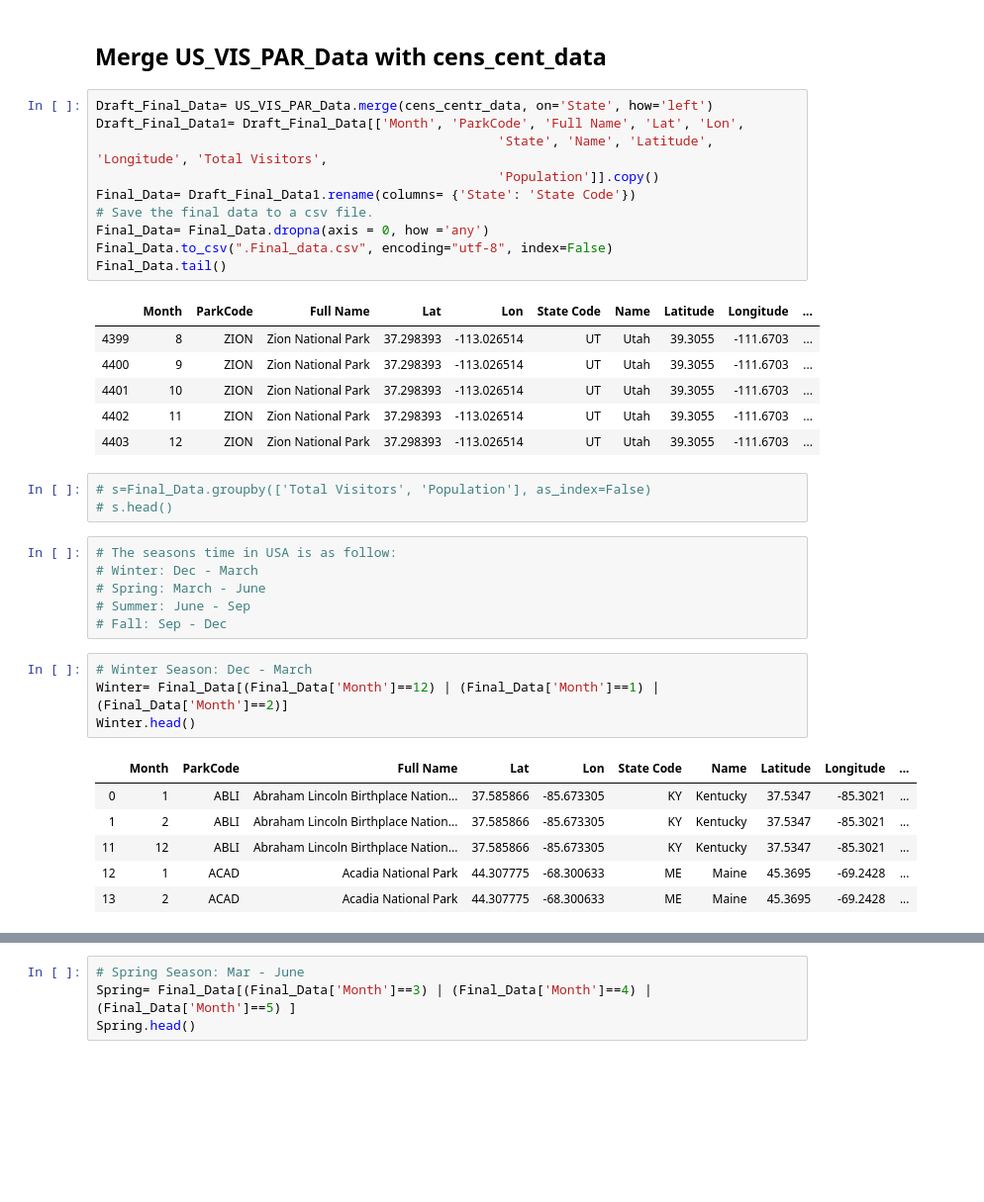
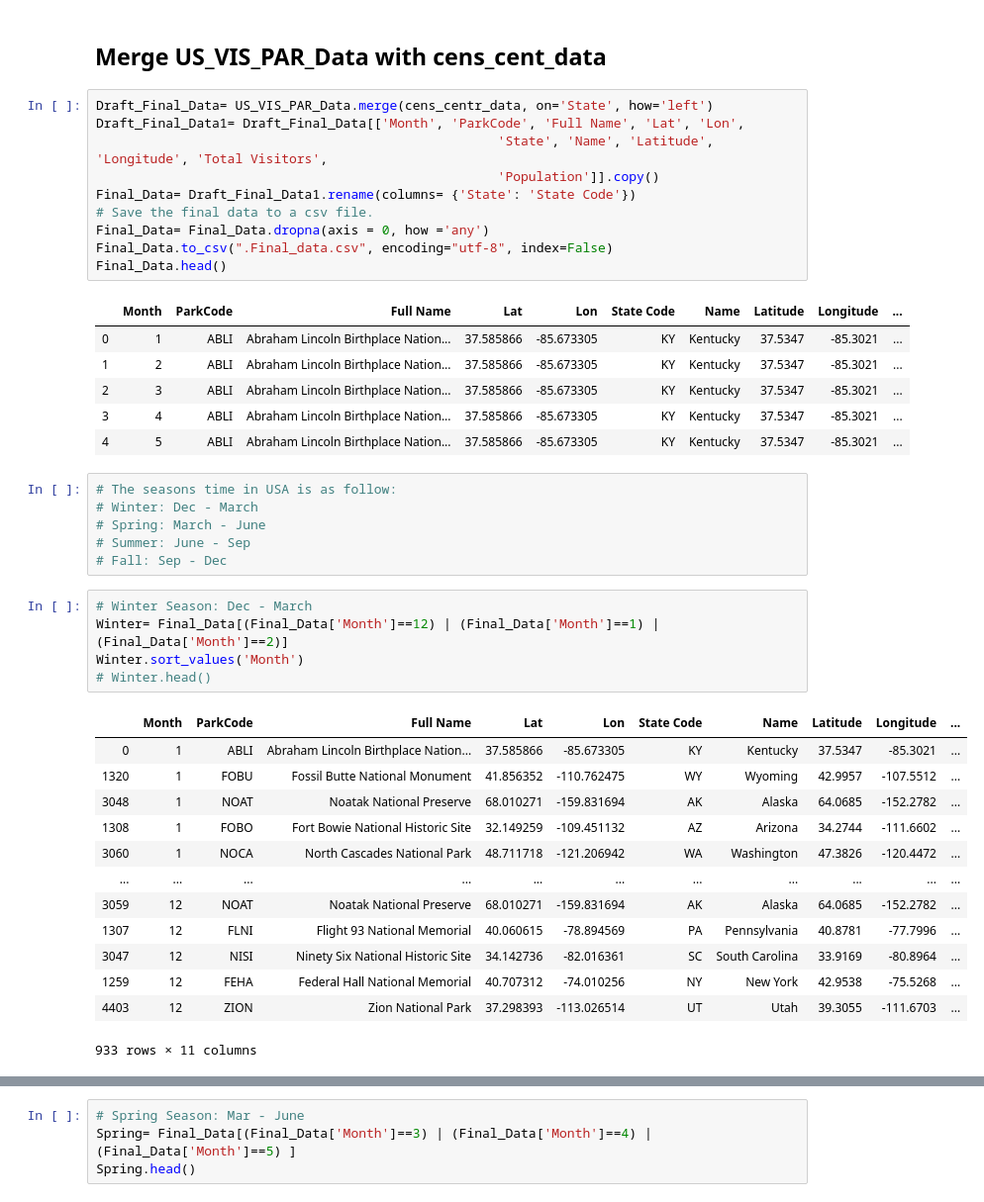
Before and after one commit to Eng-Hisham991/National_Park_Analysis, a Jupyter notebook: Visitors VS Pop (Final).ipynb, the cells around one changed output, grey strips where cells are left out. Shown at 99% size. Saved outputs shown, nothing was run; the diff lists cells and outputs as text; blank space fills up the shorter version.

```diff
--- a/Visitors VS Pop (Final).ipynb
+++ b/Visitors VS Pop (Final).ipynb
@@ -280,17 +287,14 @@ Final_Data= Draft_Final_Data1.rename(columns= {'State': 'State Code'})
 # Save the final data to a csv file.
 Final_Data= Final_Data.dropna(axis = 0, how ='any')
 Final_Data.to_csv(".Final_data.csv", encoding="utf-8", index=False)
-Final_Data.tail()
+Final_Data.head()
 # %% [output]
 |  | Month | ParkCode | Full Name | Lat | Lon | State Code | Name | Latitude | Longitude | ... |
-| 4399 | 8 | ZION | Zion National Park | 37.298393 | -113.026514 | UT | Utah | 39.3055 | -111.6703 | ... |
-| 4400 | 9 | ZION | Zion National Park | 37.298393 | -113.026514 | UT | Utah | 39.3055 | -111.6703 | ... |
-| 4401 | 10 | ZION | Zion National Park | 37.298393 | -113.026514 | UT | Utah | 39.3055 | -111.6703 | ... |
-| 4402 | 11 | ZION | Zion National Park | 37.298393 | -113.026514 | UT | Utah | 39.3055 | -111.6703 | ... |
-| 4403 | 12 | ZION | Zion National Park | 37.298393 | -113.026514 | UT | Utah | 39.3055 | -111.6703 | ... |
+| 0 | 1 | ABLI | Abraham Lincoln Birthplace Nation... | 37.585866 | -85.673305 | KY | Kentucky | 37.5347 | -85.3021 | ... |
+| 1 | 2 | ABLI | Abraham Lincoln Birthplace Nation... | 37.585866 | -85.673305 | KY | Kentucky | 37.5347 | -85.3021 | ... |
+| 2 | 3 | ABLI | Abraham Lincoln Birthplace Nation... | 37.585866 | -85.673305 | KY | Kentucky | 37.5347 | -85.3021 | ... |
+| 3 | 4 | ABLI | Abraham Lincoln Birthplace Nation... | 37.585866 | -85.673305 | KY | Kentucky | 37.5347 | -85.3021 | ... |
+| 4 | 5 | ABLI | Abraham Lincoln Birthplace Nation... | 37.585866 | -85.673305 | KY | Kentucky | 37.5347 | -85.3021 | ... |
-# %%
-# s=Final_Data.groupby(['Total Visitors', 'Population'], as_index=False)
-# s.head()
 # %%
 # The seasons time in USA is as follow:
 # Winter: Dec - March
@@ -300,11 +304,19 @@ Final_Data.tail()
 # %%
 # Winter Season: Dec - March
 Winter= Final_Data[(Final_Data['Month']==12) | (Final_Data['Month']==1) | (Final_Data['Month']==2)]
-Winter.head()
+Winter.sort_values('Month')
+# Winter.head()
 # %% [output]
 |  | Month | ParkCode | Full Name | Lat | Lon | State Code | Name | Latitude | Longitude | ... |
 | 0 | 1 | ABLI | Abraham Lincoln Birthplace Nation... | 37.585866 | -85.673305 | KY | Kentucky | 37.5347 | -85.3021 | ... |
-| 1 | 2 | ABLI | Abraham Lincoln Birthplace Nation... | 37.585866 | -85.673305 | KY | Kentucky | 37.5347 | -85.3021 | ... |
-| 11 | 12 | ABLI | Abraham Lincoln Birthplace Nation... | 37.585866 | -85.673305 | KY | Kentucky | 37.5347 | -85.3021 | ... |
-| 12 | 1 | ACAD | Acadia National Park | 44.307775 | -68.300633 | ME | Maine | 45.3695 | -69.2428 | ... |
-| 13 | 2 | ACAD | Acadia National Park | 44.307775 | -68.300633 | ME | Maine | 45.3695 | -69.2428 | ... |
+| 1320 | 1 | FOBU | Fossil Butte National Monument | 41.856352 | -110.762475 | WY | Wyoming | 42.9957 | -107.5512 | ... |
+| 3048 | 1 | NOAT | Noatak National Preserve | 68.010271 | -159.831694 | AK | Alaska | 64.0685 | -152.2782 | ... |
+| 1308 | 1 | FOBO | Fort Bowie National Historic Site | 32.149259 | -109.451132 | AZ | Arizona | 34.2744 | -111.6602 | ... |
+| 3060 | 1 | NOCA | North Cascades National Park | 48.711718 | -121.206942 | WA | Washington | 47.3826 | -120.4472 | ... |
+| ... | ... | ... | ... | ... | ... | ... | ... | ... | ... | ... |
+| 3059 | 12 | NOAT | Noatak National Preserve | 68.010271 | -159.831694 | AK | Alaska | 64.0685 | -152.2782 | ... |
+| 1307 | 12 | FLNI | Flight 93 National Memorial | 40.060615 | -78.894569 | PA | Pennsylvania | 40.8781 | -77.7996 | ... |
+| 3047 | 12 | NISI | Ninety Six National Historic Site | 34.142736 | -82.016361 | SC | South Carolina | 33.9169 | -80.8964 | ... |
+| 1259 | 12 | FEHA | Federal Hall National Memorial | 40.707312 | -74.010256 | NY | New York | 42.9538 | -75.5268 | ... |
+| 4403 | 12 | ZION | Zion National Park | 37.298393 | -113.026514 | UT | Utah | 39.3055 | -111.6703 | ... |
+933 rows × 11 columns
```
Also changed, not shown: parts of 14 cells of this notebook.
